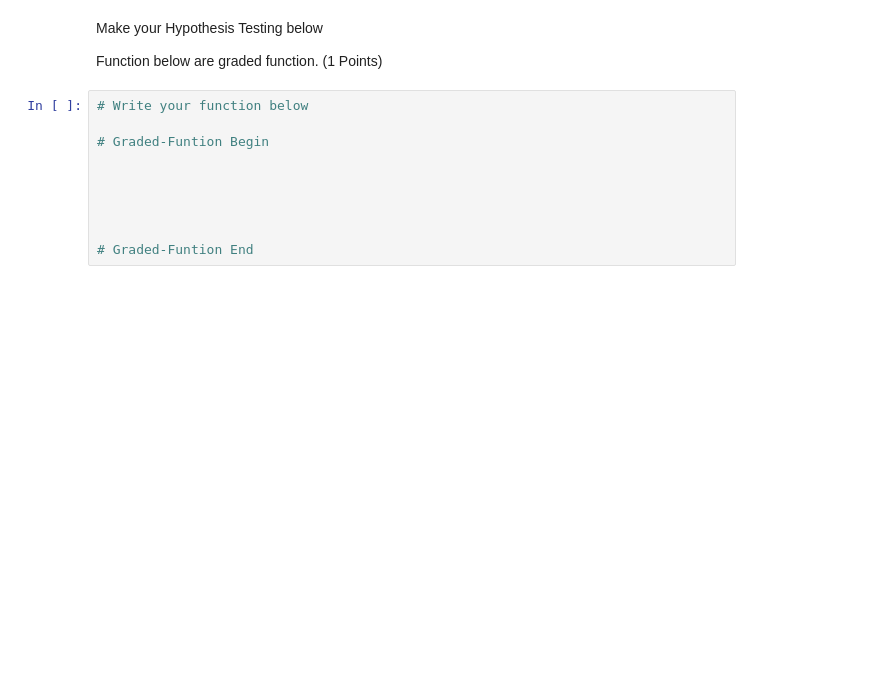
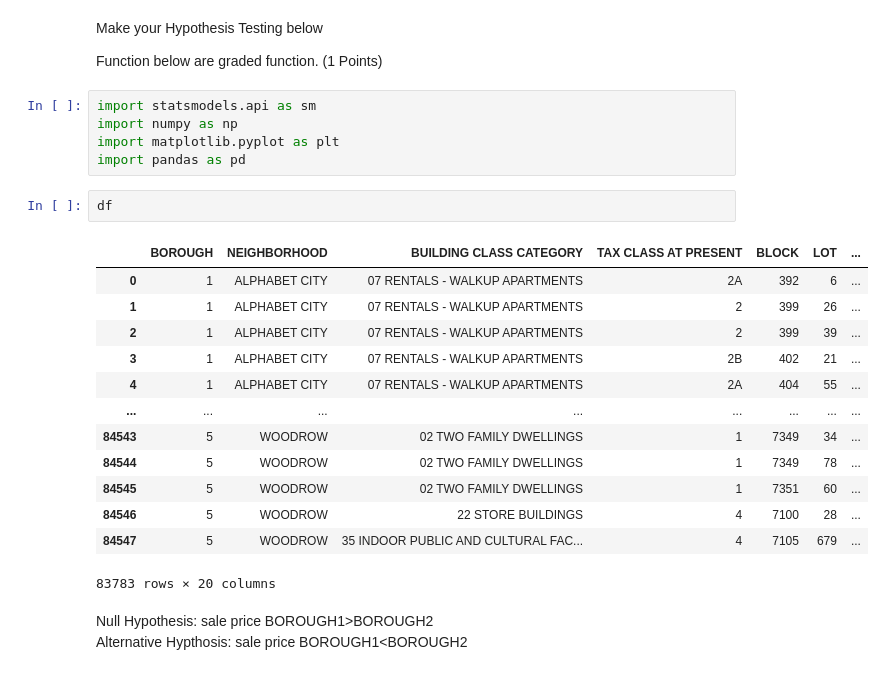
Before and after one commit to pramudityad/h8-48, a Jupyter notebook: Assignment2-201022-113431(1).ipynb, the cells around one changed output. Drawn from its saved outputs; the diff is of its cells as text; blank space fills up the shorter version.

```diff
--- a/Assignment2-201022-113431(1).ipynb
+++ b/Assignment2-201022-113431(1).ipynb
@@ -284,13 +517,27 @@ Function below are graded function. (1 Points)
 Make your Hypothesis Testing below
 
 Function below are graded function. (1 Points)
-# %%
-# Write your function below
-
-# Graded-Funtion Begin
-
-
-
-
-
-# Graded-Funtion End
+# %%
+import statsmodels.api as sm
+import numpy as np
+import matplotlib.pyplot as plt
+import pandas as pd
+# %%
+df
+# %% [output]
+|  | BOROUGH | NEIGHBORHOOD | BUILDING CLASS CATEGORY | TAX CLASS AT PRESENT | BLOCK | LOT | ... |
+| 0 | 1 | ALPHABET CITY | 07 RENTALS - WALKUP APARTMENTS | 2A | 392 | 6 | ... |
+| 1 | 1 | ALPHABET CITY | 07 RENTALS - WALKUP APARTMENTS | 2 | 399 | 26 | ... |
+| 2 | 1 | ALPHABET CITY | 07 RENTALS - WALKUP APARTMENTS | 2 | 399 | 39 | ... |
+| 3 | 1 | ALPHABET CITY | 07 RENTALS - WALKUP APARTMENTS | 2B | 402 | 21 | ... |
+| 4 | 1 | ALPHABET CITY | 07 RENTALS - WALKUP APARTMENTS | 2A | 404 | 55 | ... |
+| ... | ... | ... | ... | ... | ... | ... | ... |
+| 84543 | 5 | WOODROW | 02 TWO FAMILY DWELLINGS | 1 | 7349 | 34 | ... |
+| 84544 | 5 | WOODROW | 02 TWO FAMILY DWELLINGS | 1 | 7349 | 78 | ... |
+| 84545 | 5 | WOODROW | 02 TWO FAMILY DWELLINGS | 1 | 7351 | 60 | ... |
+| 84546 | 5 | WOODROW | 22 STORE BUILDINGS | 4 | 7100 | 28 | ... |
+| 84547 | 5 | WOODROW | 35 INDOOR PUBLIC AND CULTURAL FAC... | 4 | 7105 | 679 | ... |
+83783 rows × 20 columns
+# %% [markdown]
+Null Hypothesis: sale price BOROUGH1>BOROUGH2\
+Alternative Hypthosis: sale price BOROUGH1<BOROUGH2
```
Also changed, not shown: parts of 34 cells of this notebook, 2 other files.
